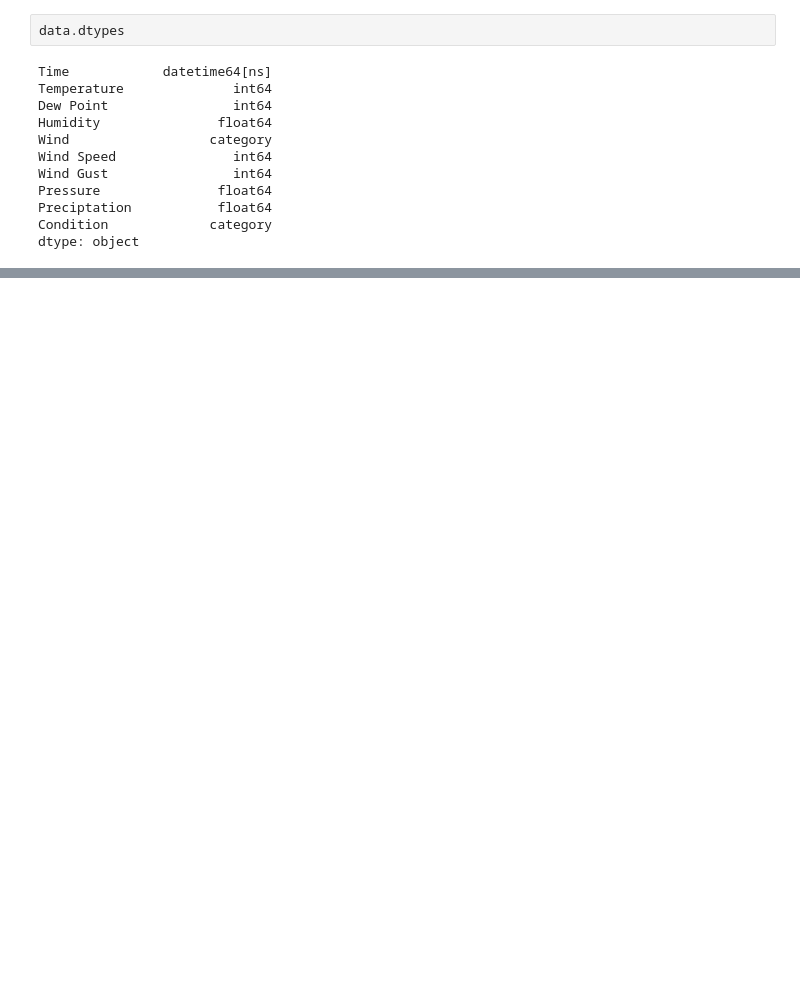
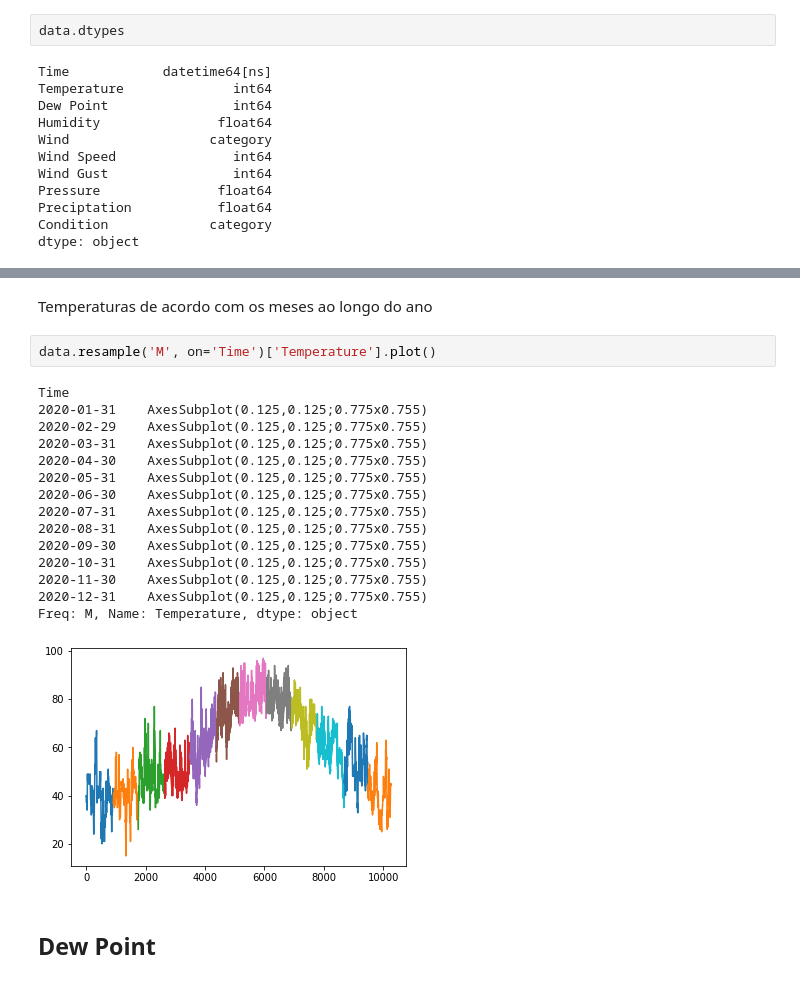
Before and after one commit to pedrohcaminha/projeto1DS, a Jupyter notebook: projeto_1.ipynb, the cells around one changed output, grey strips where cells are left out. Drawn from its saved outputs; the diff is of its cells as text; blank space fills up the shorter version.

```diff
--- a/projeto_1.ipynb
+++ b/projeto_1.ipynb
@@ -267,0 +293,22 @@ dtype: object
+# %% [markdown]
+Temperaturas de acordo com os meses ao longo do ano
+# %%
+data.resample('M', on='Time')['Temperature'].plot()
+# %% [output]
+Time
+2020-01-31    AxesSubplot(0.125,0.125;0.775x0.755)
+2020-02-29    AxesSubplot(0.125,0.125;0.775x0.755)
+2020-03-31    AxesSubplot(0.125,0.125;0.775x0.755)
+2020-04-30    AxesSubplot(0.125,0.125;0.775x0.755)
+2020-05-31    AxesSubplot(0.125,0.125;0.775x0.755)
+2020-06-30    AxesSubplot(0.125,0.125;0.775x0.755)
+2020-07-31    AxesSubplot(0.125,0.125;0.775x0.755)
+2020-08-31    AxesSubplot(0.125,0.125;0.775x0.755)
+2020-09-30    AxesSubplot(0.125,0.125;0.775x0.755)
+2020-10-31    AxesSubplot(0.125,0.125;0.775x0.755)
+2020-11-30    AxesSubplot(0.125,0.125;0.775x0.755)
+2020-12-31    AxesSubplot(0.125,0.125;0.775x0.755)
+Freq: M, Name: Temperature, dtype: object
+[figure, added]
+# %% [markdown]
+## Dew Point
```
Also changed, not shown: parts of 28 cells of this notebook.
